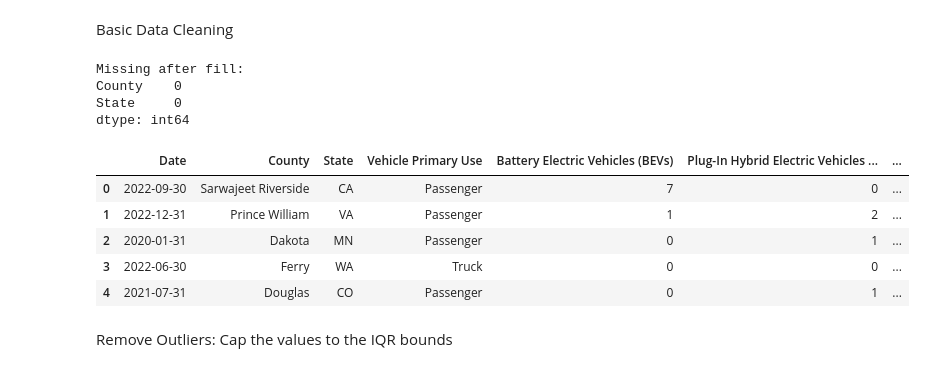
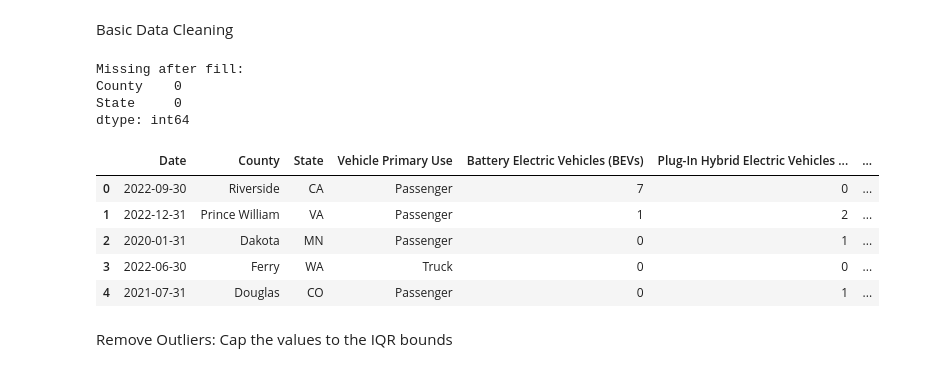
Before and after one commit to Sarwjeet-3393/Ev_vehicle-prediction-, a Jupyter notebook: EV_Adoption_Forecasting.ipynb, the cells around one changed output. Saved outputs shown, nothing was run; the diff lists cells and outputs as text; code cells hidden in the pictures.

```diff
--- a/EV_Adoption_Forecasting.ipynb
+++ b/EV_Adoption_Forecasting.ipynb
@@ -40,6 +38,6 @@ from sklearn.metrics import mean_absolute_error, mean_squared_error, r2_score
 ### Load Dataset
 # %%
 # Load data
-Df = pd.read_csv("Electric_Vehicle_Population_By_County.csv")
+df = pd.read_csv("Electric_Vehicle_Population_By_County.csv")
 # %% [markdown]
 ### Explore and Understand the Data
@@ -125,30 +124,30 @@ Number of outliers in 'Percent Electric Vehicles': 2476
 Basic Data Cleaning
 # %%
 # Converts the "Date" column to actual datetime objects
-Df['Date'] = pd.to_datetime(Df['Date'], errors='coerce')
+df['Date'] = pd.to_datetime(df['Date'], errors='coerce')
 
 # Removes rows where "Date" conversion failed
-Df = Df[Df['Date'].notnull()]
+df = df[df['Date'].notnull()]
 
 # Removes rows where the target (EV Total) is missing
-Df = Df[Df['Electric Vehicle (EV) Total'].notnull()]
+df = df[df['Electric Vehicle (EV) Total'].notnull()]
 
 # Fill missing values
-Df['County'] = Df['County'].fillna('Unknown')
-Df['State'] = Df['State'].fillna('Unknown')
+df['County'] = df['County'].fillna('Unknown')
+df['State'] = df['State'].fillna('Unknown')
 
 # Confirm remaining nulls
 print("Missing after fill:")
-print(Df[['County', 'State']].isnull().sum())
+print(df[['County', 'State']].isnull().sum())
 
-Df.head()
+df.head()
 # %% [output]
 Missing after fill:
 County    0
 State     0
 dtype: int64
 |  | Date | County | State | Vehicle Primary Use | Battery Electric Vehicles (BEVs) | Plug-In Hybrid Electric Vehicles ... | ... |
-| 0 | 2022-09-30 | Sarwajeet Riverside | CA | Passenger | 7 | 0 | ... |
+| 0 | 2022-09-30 | Riverside | CA | Passenger | 7 | 0 | ... |
 | 1 | 2022-12-31 | Prince William | VA | Passenger | 1 | 2 | ... |
 | 2 | 2020-01-31 | Dakota | MN | Passenger | 0 | 1 | ... |
 | 3 | 2022-06-30 | Ferry | WA | Truck | 0 | 0 | ... |
```
Also changed, not shown: parts of 56 cells of this notebook.
